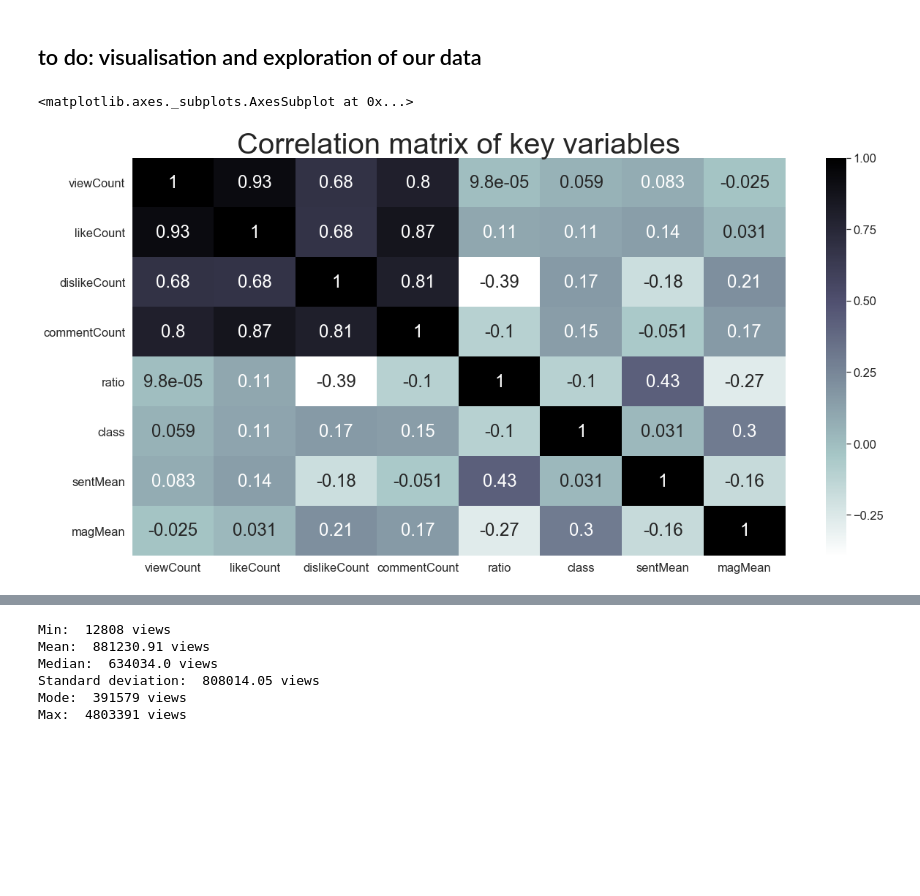
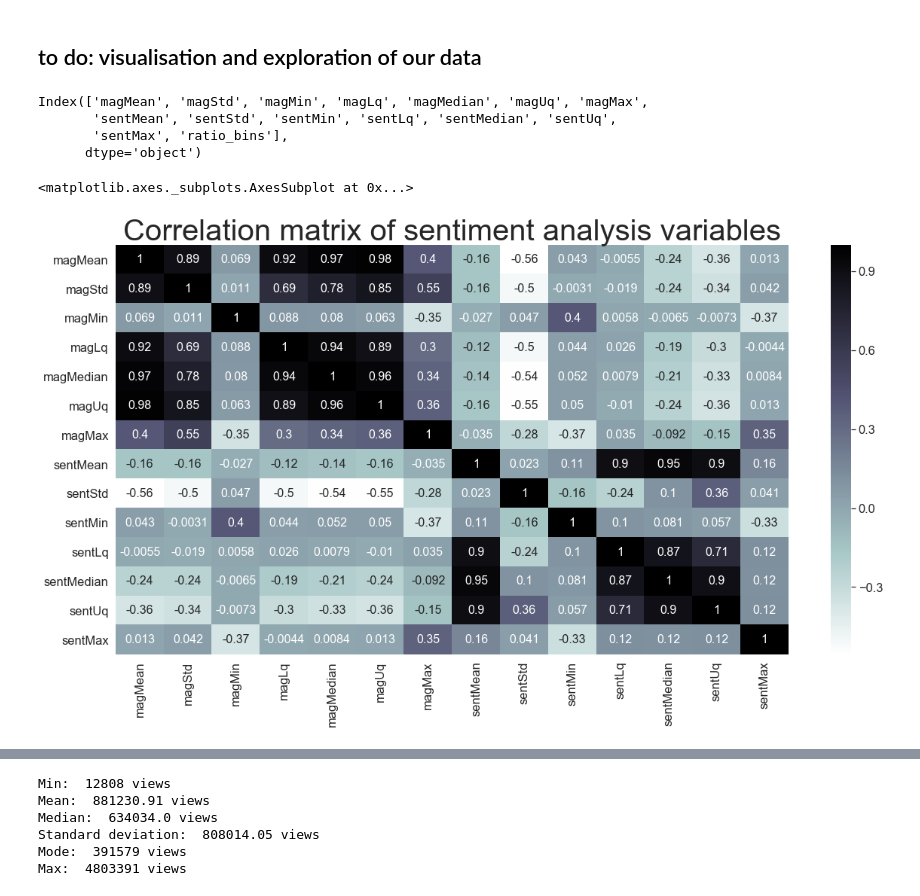
Before and after one commit to snc-89/sentiment_analysis_notebook, a Jupyter notebook: visualisation and exploration - jack.ipynb, the cells around one changed output, grey strips where cells are left out. Cells and saved outputs as stored; diff of their text form; code cells hidden in the pictures; blank space fills up the shorter version.

```diff
--- a/visualisation and exploration - jack.ipynb
+++ b/visualisation and exploration - jack.ipynb
@@ -43,16 +43,23 @@ for col in vids.columns[3:]:
         vids = vids[(np.abs(stats.zscore(vids[col])) < 3)]
 # %% [markdown]
 ## to do: visualisation and exploration of our data
+# %%
+vids.columns[9:]
+# %% [output]
+Index(['magMean', 'magStd', 'magMin', 'magLq', 'magMedian', 'magUq', 'magMax',
+       'sentMean', 'sentStd', 'sentMin', 'sentLq', 'sentMedian', 'sentUq',
+       'sentMax', 'ratio_bins'],
+      dtype='object')
 # %%
-param = ['viewCount', 'likeCount', 'dislikeCount', 'commentCount', 'ratio', 'ratio_bins', 'class', 'sentMean', 'magMean']
+param = vids.columns[9:]
 corr = vids[param]
 
 plt.figure(figsize=(20, 10))
-plt.title('Correlation matrix of key variables', size=40)
+plt.title('Correlation matrix of sentiment analysis variables', size=40)
 
-sns.heatmap(corr.corr(), cmap = 'bone_r', annot = True, annot_kws = {"size":24})
+sns.heatmap(corr.corr(), cmap = 'bone_r', annot = True, annot_kws = {"size":16})
 # %% [output]
 <matplotlib.axes._subplots.AxesSubplot at 0x...>
-[figure, old version]
+[figure, new version]
 # %%
 sns.set(font_scale=1.5)
```
Also changed, not shown: parts of 2 cells of this notebook, 3 other files.
